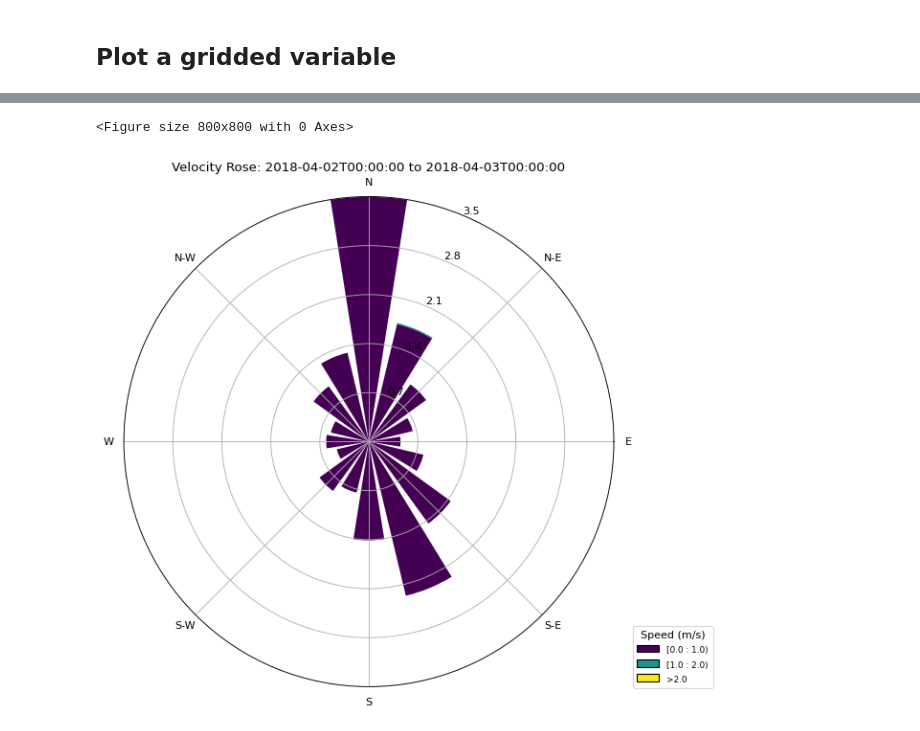
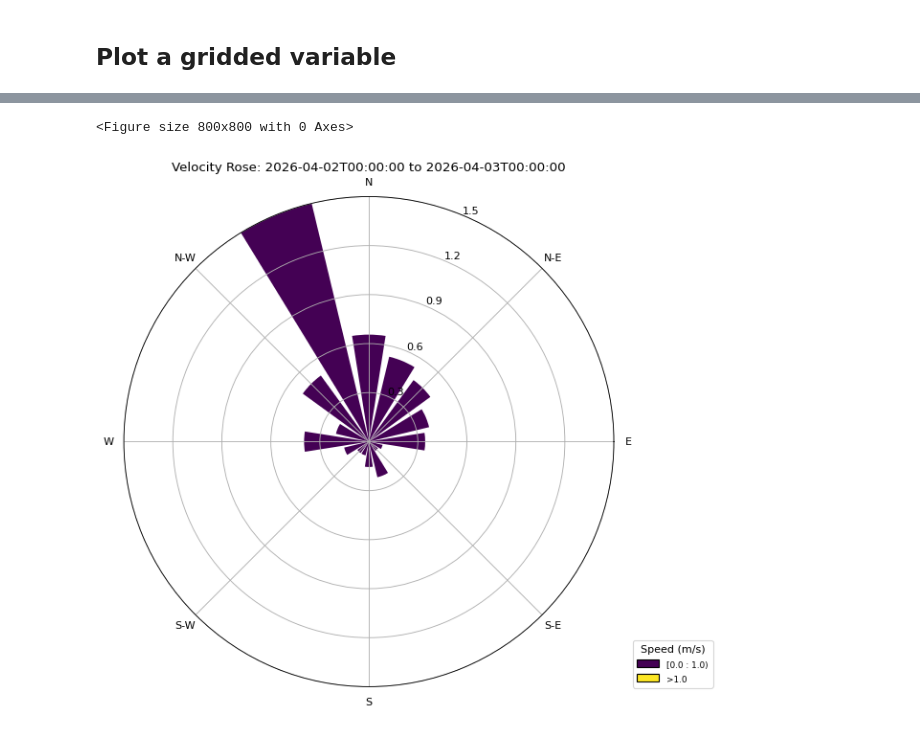
Before and after one commit to aodn/aodn_cloud_optimised, a Jupyter notebook: notebooks/radar_RottnestShelf_velocity_hourly_averaged_delayed_qc.ipynb, the cells around one changed output, grey strips where cells are left out. Saved outputs shown, nothing was run; the diff lists cells and outputs as text; code cells hidden in the pictures.

```diff
--- a/notebooks/radar_RottnestShelf_velocity_hourly_averaged_delayed_qc.ipynb
+++ b/notebooks/radar_RottnestShelf_velocity_hourly_averaged_delayed_qc.ipynb
@@ -97,7 +97,7 @@ plt.show()
 # %%
 %%time
-aodn_dataset.plot_radar_water_velocity_rose(date_start='2018-04-02T00:00:00',
-                                            date_end='2018-04-03T00:00:00')
+aodn_dataset.plot_radar_water_velocity_rose(date_start='2026-04-02T00:00:00',
+                                            date_end='2026-04-03T00:00:00')
 # %% [output]
 <Figure size 800x800 with 0 Axes>
-[figure, old version]
+[figure, new version]
```
Also changed, not shown: parts of 10 cells of this notebook.
